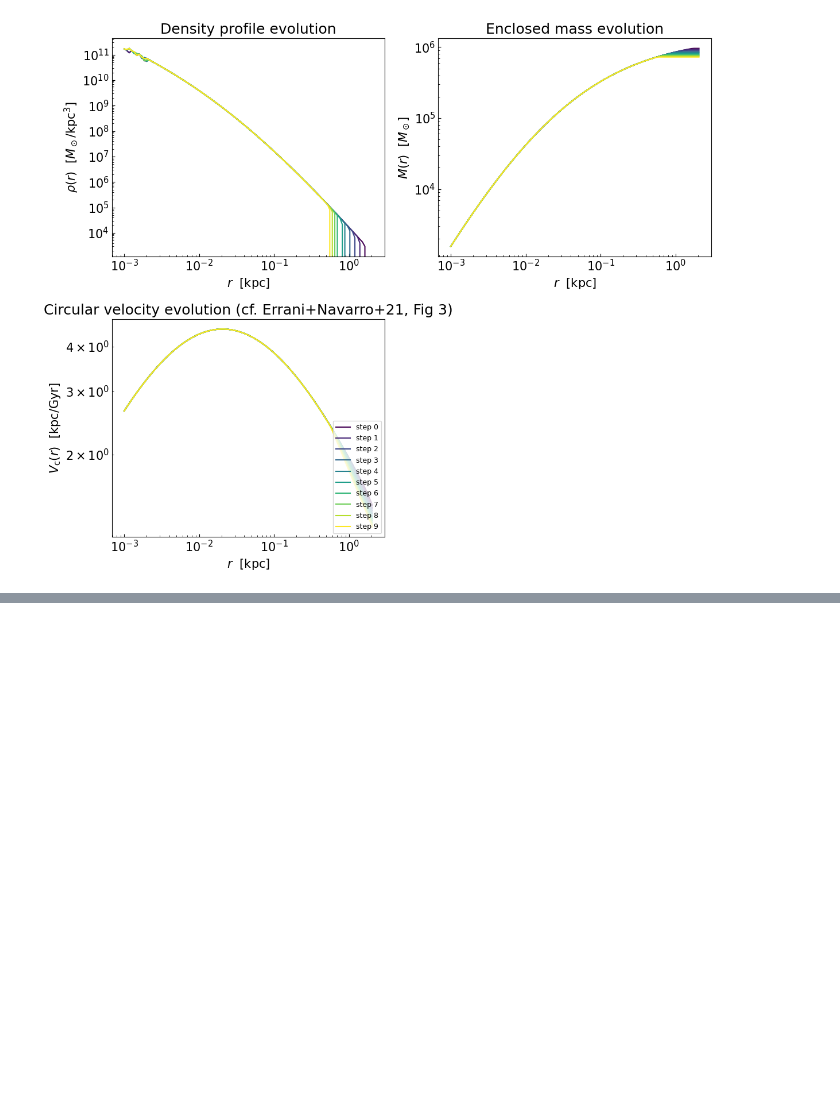
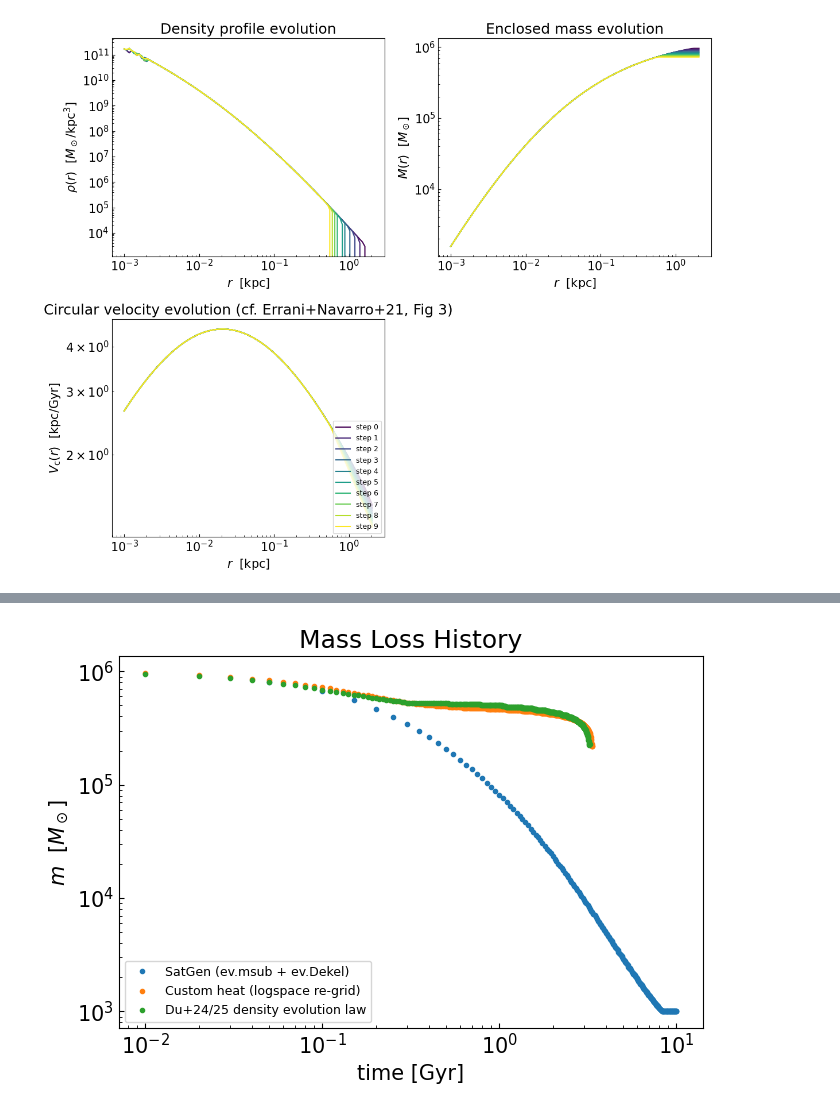
Before and after one commit to fabiokung/SatGen, a Jupyter notebook: stripping.ipynb, the cells around one changed output, grey strips where cells are left out. Drawn from its saved outputs; the diff is of its cells as text; code cells hidden in the pictures; blank space fills up the shorter version.

```diff
--- a/stripping.ipynb
+++ b/stripping.ipynb
@@ -430,0 +658,23 @@ plt.show()
+# %%
+#---mass loss history: all three runs (matches style of first evolution cell)
+# SatGen baseline used Nstep=200; reconstruct its timestep array
+timesteps_S = np.linspace(0., 10., 201)[1::]
+
+maskS_t = mass > 0
+maskN_t = massN > 0
+maskD_t = massD > 0
+
+plt.figure(figsize=(7, 5))
+plt.plot(timesteps_S[maskS_t], mass[maskS_t],   '.', label='SatGen (ev.msub + ev.Dekel)')
+plt.plot(timesteps[maskN_t],   massN[maskN_t],  '.', label='Custom heat (logspace re-grid)')
+plt.plot(timesteps_D[maskD_t], massD[maskD_t],  '.', label='Du+24/25 density evolution law')
+plt.xscale('log')
+plt.yscale('log')
+plt.xlabel('time [Gyr]')
+plt.ylabel(r'$m$  [$M_\odot$]')
+plt.title('Mass Loss History')
+plt.legend(fontsize=9)
+plt.tight_layout()
+plt.show()
+# %% [output]
+[figure, added]
```
Also changed, not shown: parts of 6 cells of this notebook, 2 other files.
